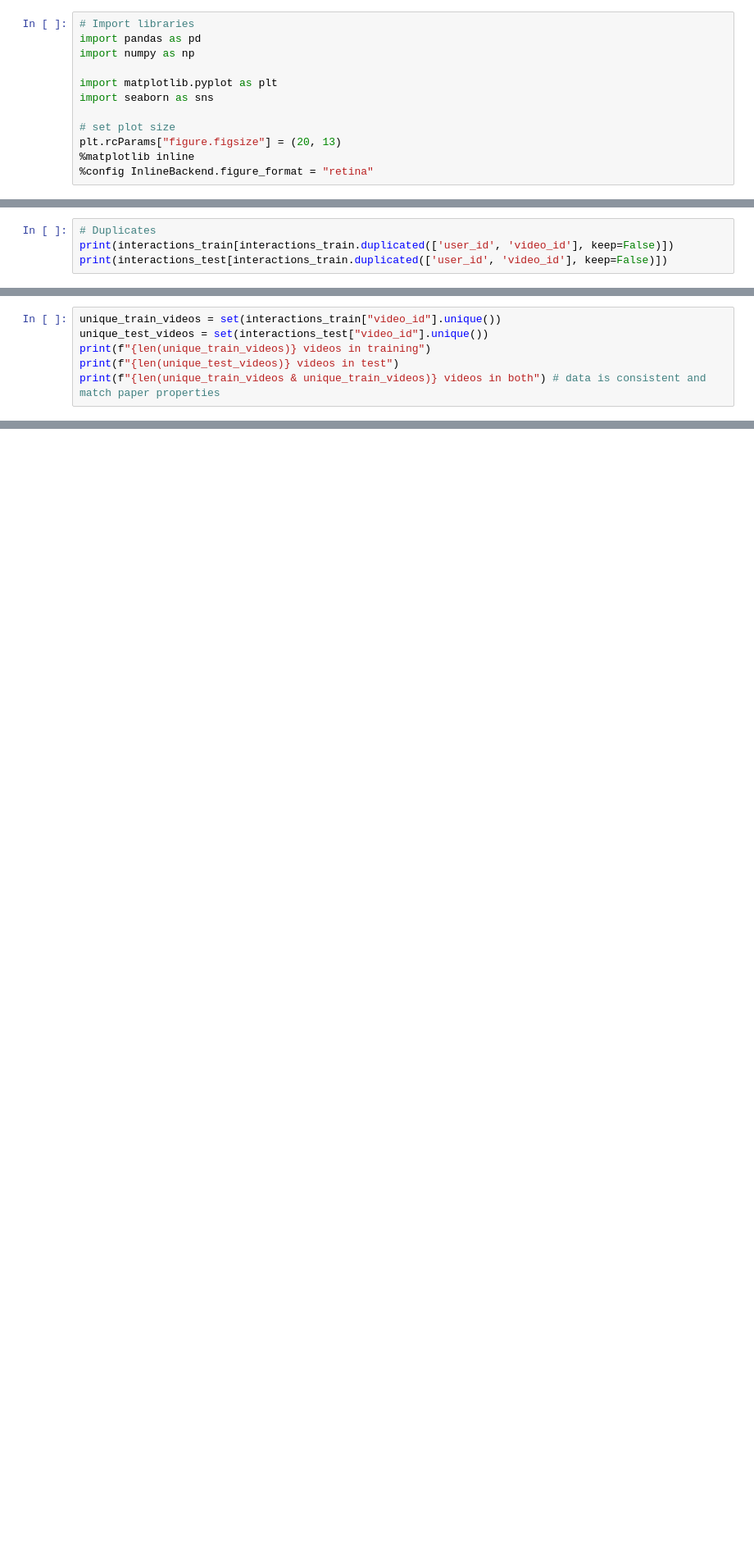
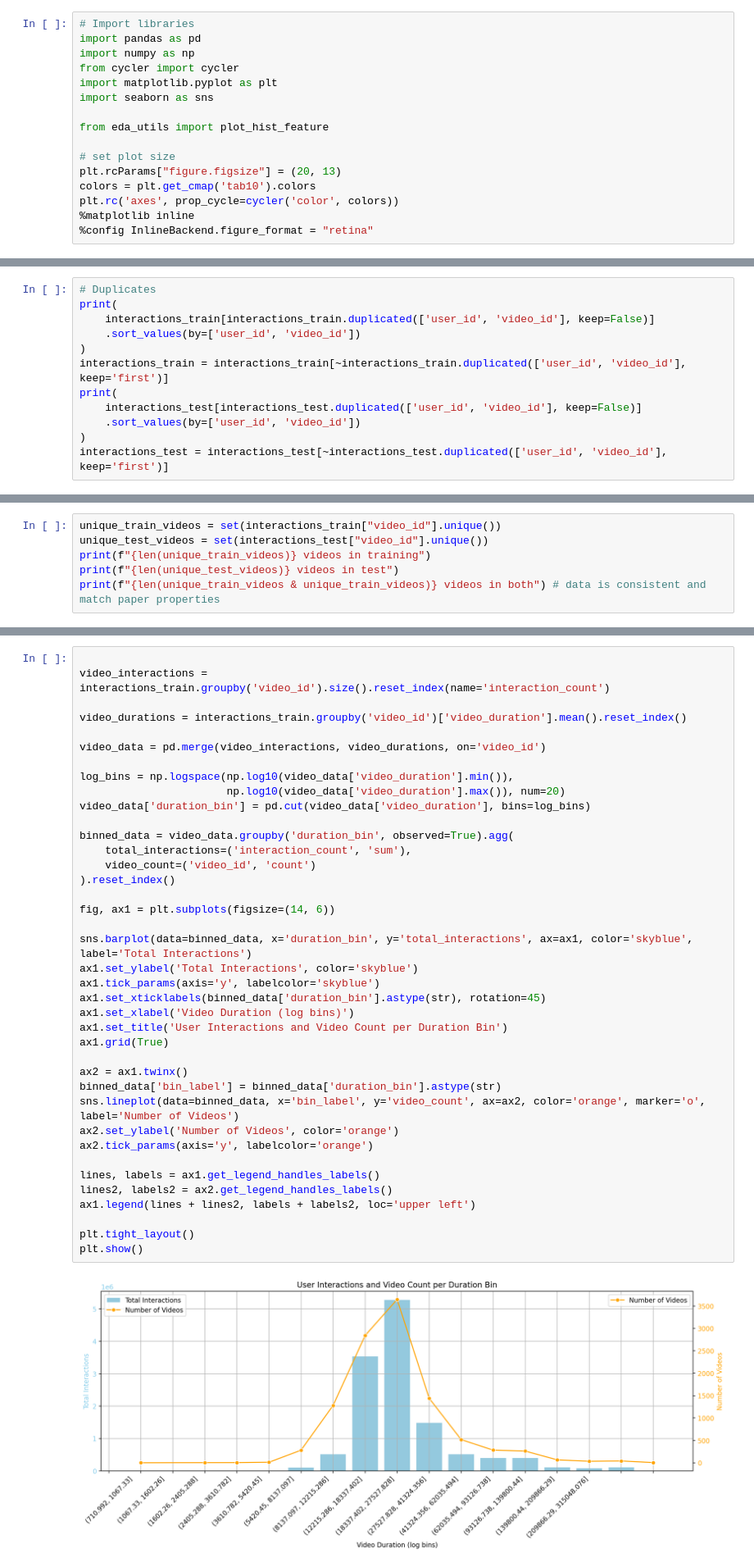
Before and after one commit to TheRayquaza/rema1, a Jupyter notebook: notebooks/EDA.ipynb, the cells around one changed output, grey strips where cells are left out. Shown at 82% size. Cells and saved outputs as stored; diff of their text form; blank space fills up the shorter version.

```diff
--- a/notebooks/EDA.ipynb
+++ b/notebooks/EDA.ipynb
@@ -39,12 +46,16 @@ Here are the following questions I will try to answer:
 # Import libraries
 import pandas as pd
 import numpy as np
-
+from cycler import cycler
 import matplotlib.pyplot as plt
 import seaborn as sns
 
+from eda_utils import plot_hist_feature
+
 # set plot size
 plt.rcParams["figure.figsize"] = (20, 13)
+colors = plt.get_cmap('tab10').colors
+plt.rc('axes', prop_cycle=cycler('color', colors))
 %matplotlib inline
 %config InlineBackend.figure_format = "retina"
 # %% [markdown]
@@ -114,5 +159,13 @@ print(f"{interactions_test.memory_usage(deep=True).sum() / (1024 ** 2)} MB")
 print(f"{interactions_train.memory_usage(deep=True).sum() / (1024 ** 2)} MB")
 # %%
 # Duplicates
-print(interactions_train[interactions_train.duplicated(['user_id', 'video_id'], keep=False)])
-print(interactions_test[interactions_train.duplicated(['user_id', 'video_id'], keep=False)])
+print(
+    interactions_train[interactions_train.duplicated(['user_id', 'video_id'], keep=False)]
+    .sort_values(by=['user_id', 'video_id'])
+)
+interactions_train = interactions_train[~interactions_train.duplicated(['user_id', 'video_id'], keep='first')]
+print(
+    interactions_test[interactions_test.duplicated(['user_id', 'video_id'], keep=False)]
+    .sort_values(by=['user_id', 'video_id'])
+)
+interactions_test = interactions_test[~interactions_test.duplicated(['user_id', 'video_id'], keep='first')]
@@ -135 +212,42 @@ print(f"{len(unique_train_videos & unique_train_videos)} videos in both") # data
+# %%
+
+video_interactions = interactions_train.groupby('video_id').size().reset_index(name='interaction_count')
+
+video_durations = interactions_train.groupby('video_id')['video_duration'].mean().reset_index()
+
+video_data = pd.merge(video_interactions, video_durations, on='video_id')
+
+log_bins = np.logspace(np.log10(video_data['video_duration'].min()),
+                       np.log10(video_data['video_duration'].max()), num=20)
+video_data['duration_bin'] = pd.cut(video_data['video_duration'], bins=log_bins)
+
+binned_data = video_data.groupby('duration_bin', observed=True).agg(
+    total_interactions=('interaction_count', 'sum'),
+    video_count=('video_id', 'count')
+).reset_index()
+
+fig, ax1 = plt.subplots(figsize=(14, 6))
+
+sns.barplot(data=binned_data, x='duration_bin', y='total_interactions', ax=ax1, color='skyblue', label='Total Interactions')
+ax1.set_ylabel('Total Interactions', color='skyblue')
+ax1.tick_params(axis='y', labelcolor='skyblue')
+ax1.set_xticklabels(binned_data['duration_bin'].astype(str), rotation=45)
+ax1.set_xlabel('Video Duration (log bins)')
+ax1.set_title('User Interactions and Video Count per Duration Bin')
+ax1.grid(True)
+
+ax2 = ax1.twinx()
+binned_data['bin_label'] = binned_data['duration_bin'].astype(str)
+sns.lineplot(data=binned_data, x='bin_label', y='video_count', ax=ax2, color='orange', marker='o', label='Number of Videos')
+ax2.set_ylabel('Number of Videos', color='orange')
+ax2.tick_params(axis='y', labelcolor='orange')
+
+lines, labels = ax1.get_legend_handles_labels()
+lines2, labels2 = ax2.get_legend_handles_labels()
+ax1.legend(lines + lines2, labels + labels2, loc='upper left')
+
+plt.tight_layout()
+plt.show()
+# %% [output]
+[figure, added]
 # %% [markdown]
```
Also changed, not shown: parts of 36 cells of this notebook, 11 other files.
